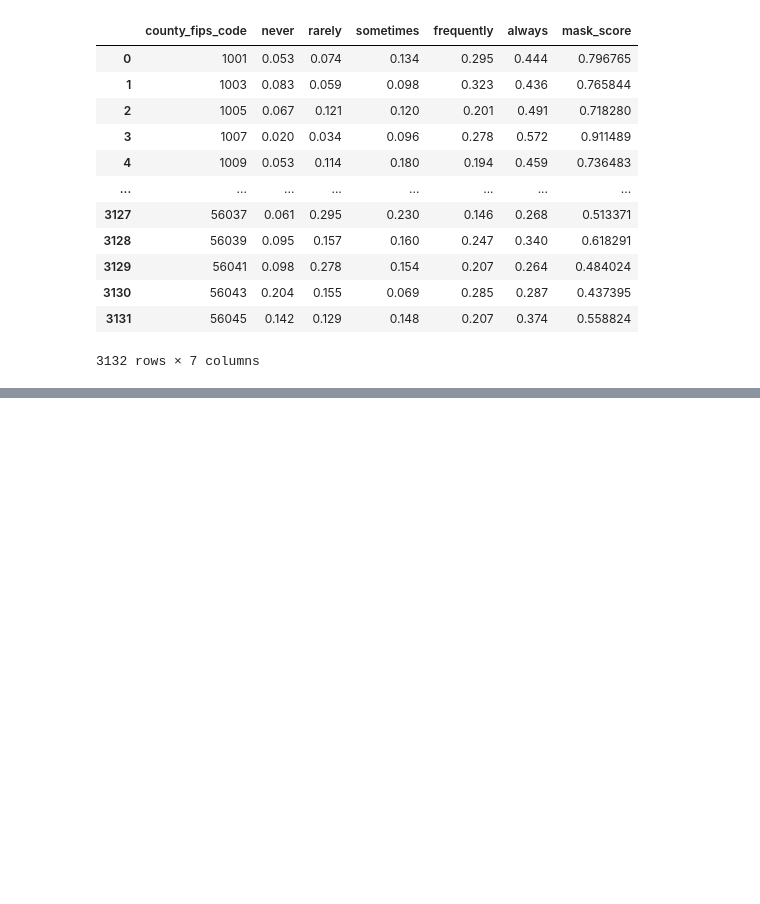
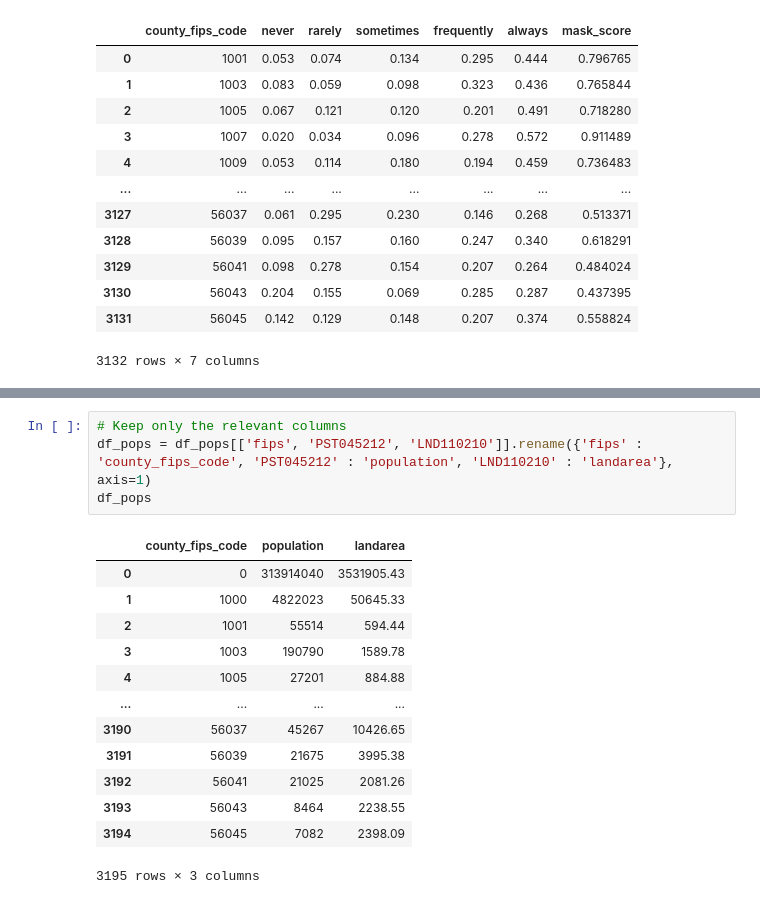
Before and after one commit to jace-kline/eecs-731-covid-masks, a Jupyter notebook: notebooks/mask-use.ipynb, the cells around one changed output, grey strips where cells are left out. Saved outputs shown, nothing was run; the diff lists cells and outputs as text; blank space fills up the shorter version.

```diff
--- a/notebooks/mask-use.ipynb
+++ b/notebooks/mask-use.ipynb
@@ -164,0 +182,18 @@ df_masks
+# %%
+# Keep only the relevant columns
+df_pops = df_pops[['fips', 'PST045212', 'LND110210']].rename({'fips' : 'county_fips_code', 'PST045212' : 'population', 'LND110210' : 'landarea'}, axis=1)
+df_pops
+# %% [output]
+|  | county_fips_code | population | landarea |
+| 0 | 0 | 313914040 | 3531905.43 |
+| 1 | 1000 | 4822023 | 50645.33 |
+| 2 | 1001 | 55514 | 594.44 |
+| 3 | 1003 | 190790 | 1589.78 |
+| 4 | 1005 | 27201 | 884.88 |
+| ... | ... | ... | ... |
+| 3190 | 56037 | 45267 | 10426.65 |
+| 3191 | 56039 | 21675 | 3995.38 |
+| 3192 | 56041 | 21025 | 2081.26 |
+| 3193 | 56043 | 8464 | 2238.55 |
+| 3194 | 56045 | 7082 | 2398.09 |
+3195 rows × 3 columns
```
Also changed, not shown: parts of 3 cells of this notebook, 2 other files.
